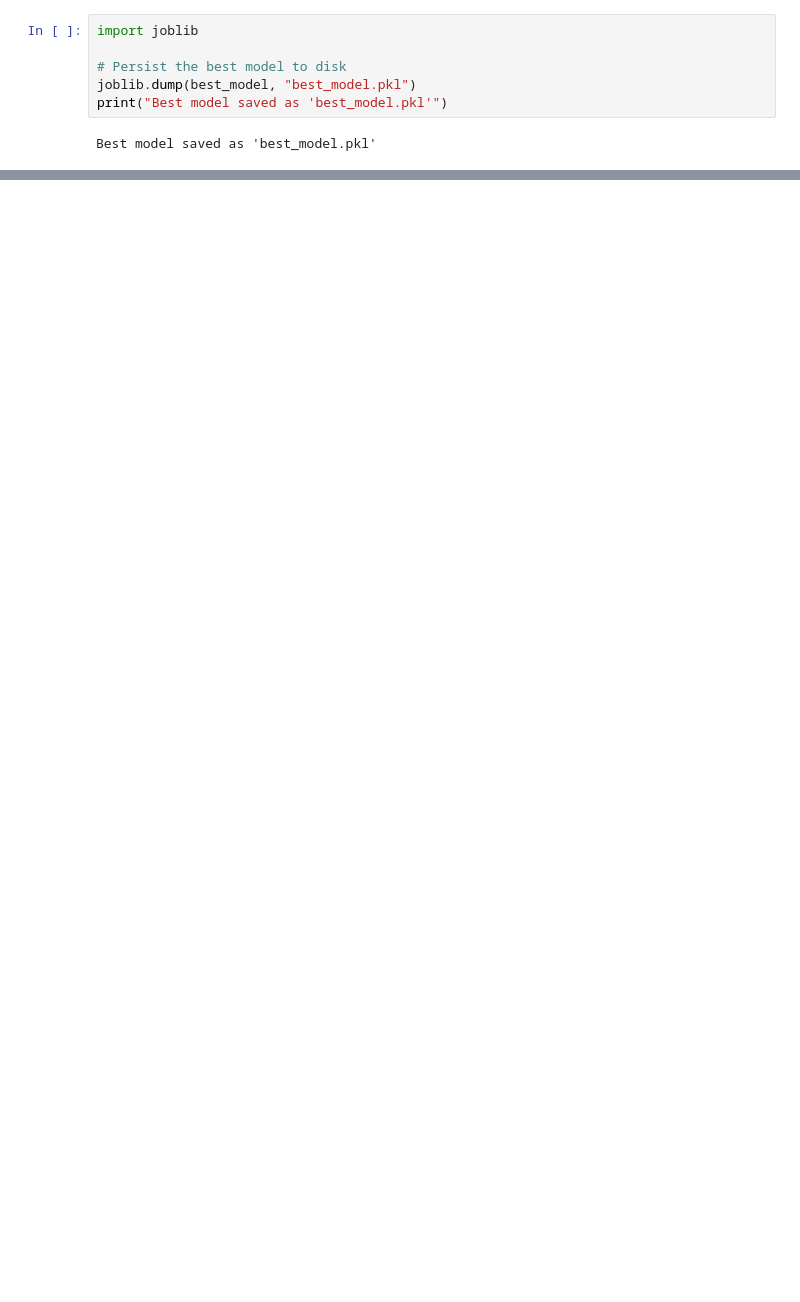
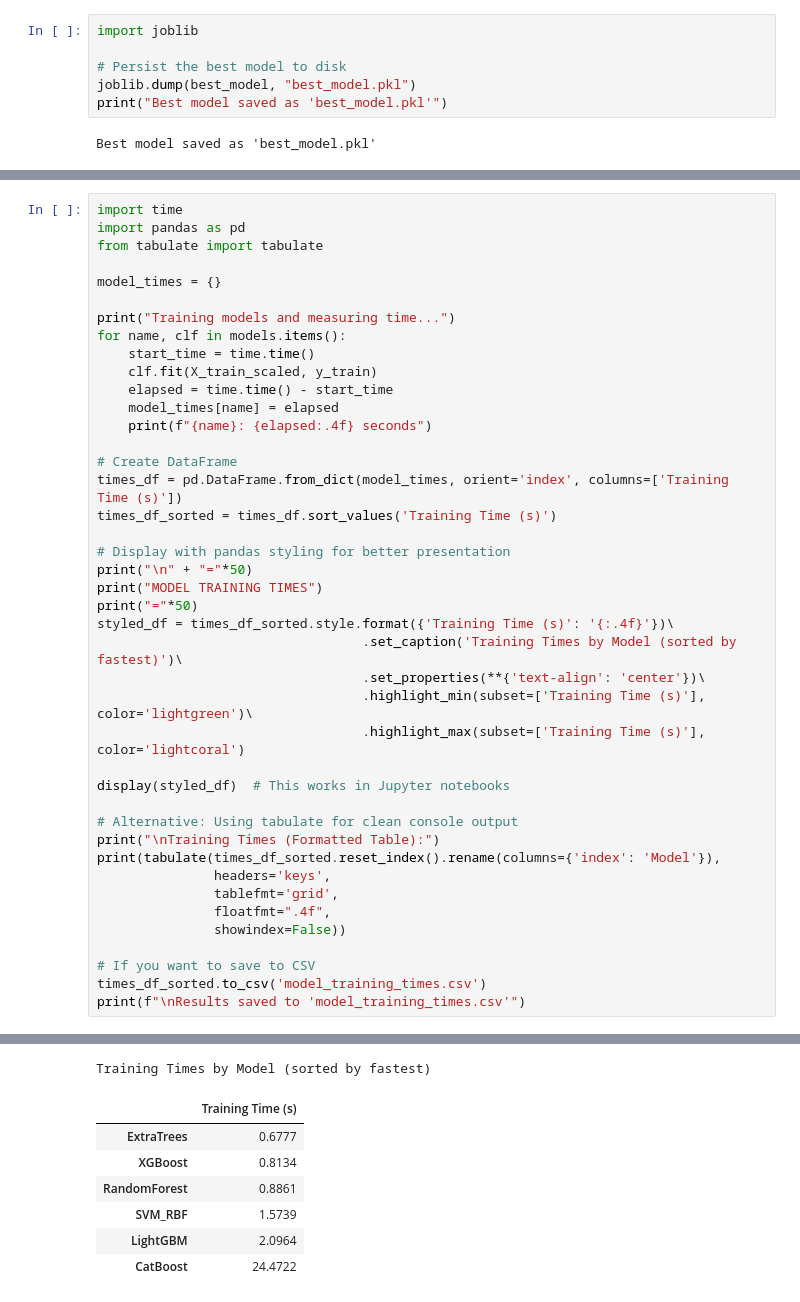
Before and after one commit to parockson/syn-fraud-attack-detection, a Jupyter notebook: modelling/notebook.ipynb, the cells around one changed output, grey strips where cells are left out. Saved outputs shown, nothing was run; the diff lists cells and outputs as text; blank space fills up the shorter version.

```diff
--- a/modelling/notebook.ipynb
+++ b/modelling/notebook.ipynb
@@ -866,0 +849,43 @@ The ML pipeline reliably detects SYN Flood attacks with high accuracy and interp
+# %%
+import time
+import pandas as pd
+from tabulate import tabulate
+
+model_times = {}
+
+print("Training models and measuring time...")
+for name, clf in models.items():
+    start_time = time.time()
+    clf.fit(X_train_scaled, y_train)
+    elapsed = time.time() - start_time
+    model_times[name] = elapsed
+    print(f"{name}: {elapsed:.4f} seconds")
+
+# Create DataFrame
+times_df = pd.DataFrame.from_dict(model_times, orient='index', columns=['Training Time (s)'])
+times_df_sorted = times_df.sort_values('Training Time (s)')
+
+# Display with pandas styling for better presentation
+print("\n" + "="*50)
+print("MODEL TRAINING TIMES")
+print("="*50)
+styled_df = times_df_sorted.style.format({'Training Time (s)': '{:.4f}'})\
+                                  .set_caption('Training Times by Model (sorted by fastest)')\
+                                  .set_properties(**{'text-align': 'center'})\
+                                  .highlight_min(subset=['Training Time (s)'], color='lightgreen')\
+                                  .highlight_max(subset=['Training Time (s)'], color='lightcoral')
+
+display(styled_df)  # This works in Jupyter notebooks
+
+# Alternative: Using tabulate for clean console output
+print("\nTraining Times (Formatted Table):")
+print(tabulate(times_df_sorted.reset_index().rename(columns={'index': 'Model'}),
+               headers='keys',
+               tablefmt='grid',
+               floatfmt=".4f",
+               showindex=False))
+
+# If you want to save to CSV
+times_df_sorted.to_csv('model_training_times.csv')
+print(f"\nResults saved to 'model_training_times.csv'")
+# %% [output]
@@ -866,0 +909,8 @@ The ML pipeline reliably detects SYN Flood attacks with high accuracy and interp
+Training Times by Model (sorted by fastest)
+|  | Training Time (s) |
+| ExtraTrees | 0.6777 |
+| XGBoost | 0.8134 |
+| RandomForest | 0.8861 |
+| SVM_RBF | 1.5739 |
+| LightGBM | 2.0964 |
+| CatBoost | 24.4722 |
```
Also changed, not shown: parts of 17 cells of this notebook, 7 other files.
